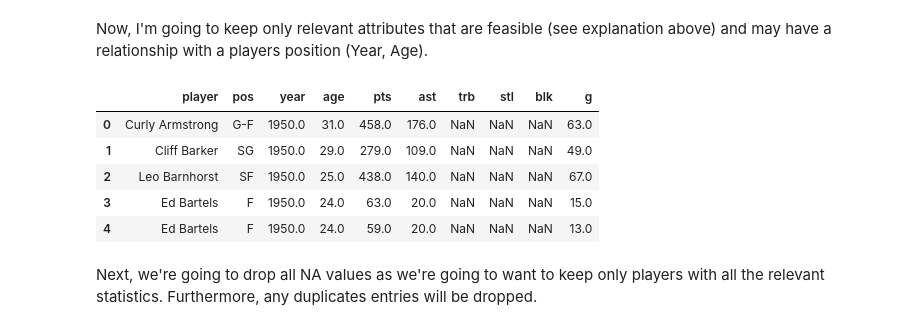
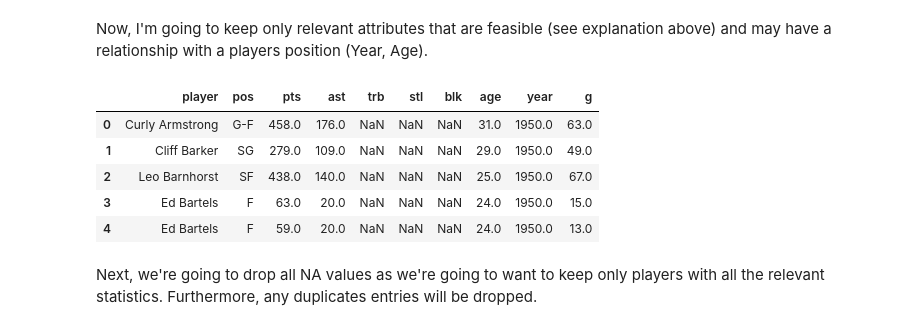
Before and after one commit to danielliu2707/positionn, a Jupyter notebook: player_statistics.ipynb, the cells around one changed output. Drawn from its saved outputs; the diff is of its cells as text; code cells hidden in the pictures.

```diff
--- a/player_statistics.ipynb
+++ b/player_statistics.ipynb
@@ -70,15 +70,15 @@ player_statistics.columns = player_statistics.columns.str.lower()
 # %% [markdown]
 Now, I'm going to keep only relevant attributes that are feasible (see explanation above) and may have a relationship with a players position (Year, Age).
 # %%
-player_statistics = player_statistics[['player', 'pos', 'year', 'age', 'pts', 'ast', 'trb', 'stl', 'blk', 'g']]
+player_statistics = player_statistics[['player', 'pos', 'pts', 'ast', 'trb', 'stl', 'blk', 'age', 'year', 'g']]
 player_statistics.head()
 # %% [output]
-|  | player | pos | year | age | pts | ast | trb | stl | blk | g |
-| 0 | Curly Armstrong | G-F | 1950.0 | 31.0 | 458.0 | 176.0 | NaN | NaN | NaN | 63.0 |
-| 1 | Cliff Barker | SG | 1950.0 | 29.0 | 279.0 | 109.0 | NaN | NaN | NaN | 49.0 |
-| 2 | Leo Barnhorst | SF | 1950.0 | 25.0 | 438.0 | 140.0 | NaN | NaN | NaN | 67.0 |
-| 3 | Ed Bartels | F | 1950.0 | 24.0 | 63.0 | 20.0 | NaN | NaN | NaN | 15.0 |
-| 4 | Ed Bartels | F | 1950.0 | 24.0 | 59.0 | 20.0 | NaN | NaN | NaN | 13.0 |
+|  | player | pos | pts | ast | trb | stl | blk | age | year | g |
+| 0 | Curly Armstrong | G-F | 458.0 | 176.0 | NaN | NaN | NaN | 31.0 | 1950.0 | 63.0 |
+| 1 | Cliff Barker | SG | 279.0 | 109.0 | NaN | NaN | NaN | 29.0 | 1950.0 | 49.0 |
+| 2 | Leo Barnhorst | SF | 438.0 | 140.0 | NaN | NaN | NaN | 25.0 | 1950.0 | 67.0 |
+| 3 | Ed Bartels | F | 63.0 | 20.0 | NaN | NaN | NaN | 24.0 | 1950.0 | 15.0 |
+| 4 | Ed Bartels | F | 59.0 | 20.0 | NaN | NaN | NaN | 24.0 | 1950.0 | 13.0 |
 # %% [markdown]
 Next, we're going to drop all NA values as we're going to want to keep only players with all the relevant statistics. Furthermore, any duplicates entries will be dropped.
 # %%
```
Also changed, not shown: parts of 12 cells of this notebook, 3 other files.
